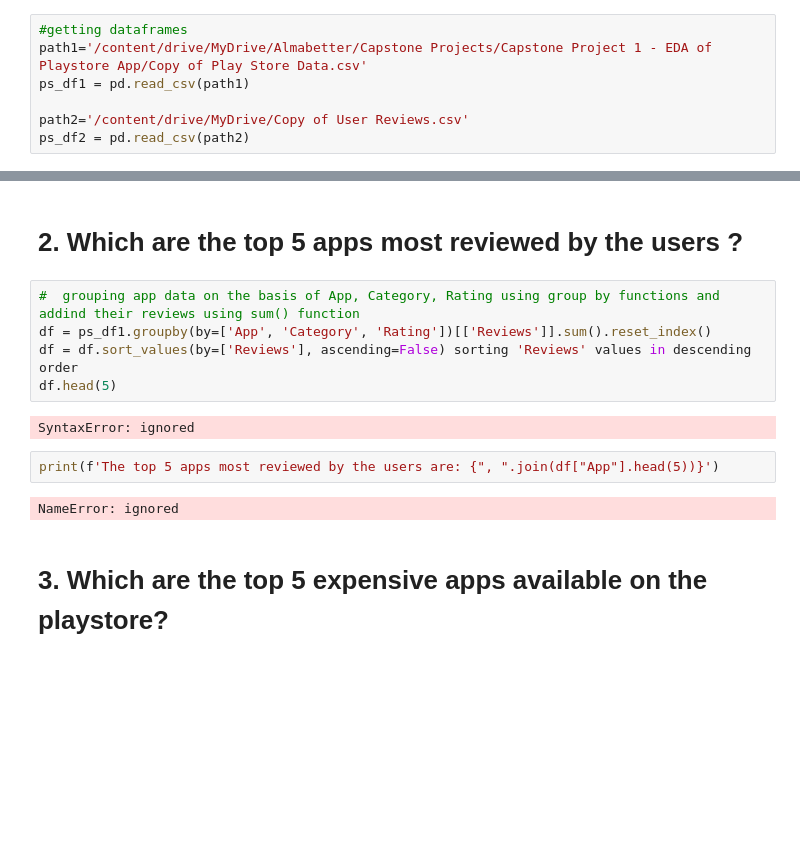
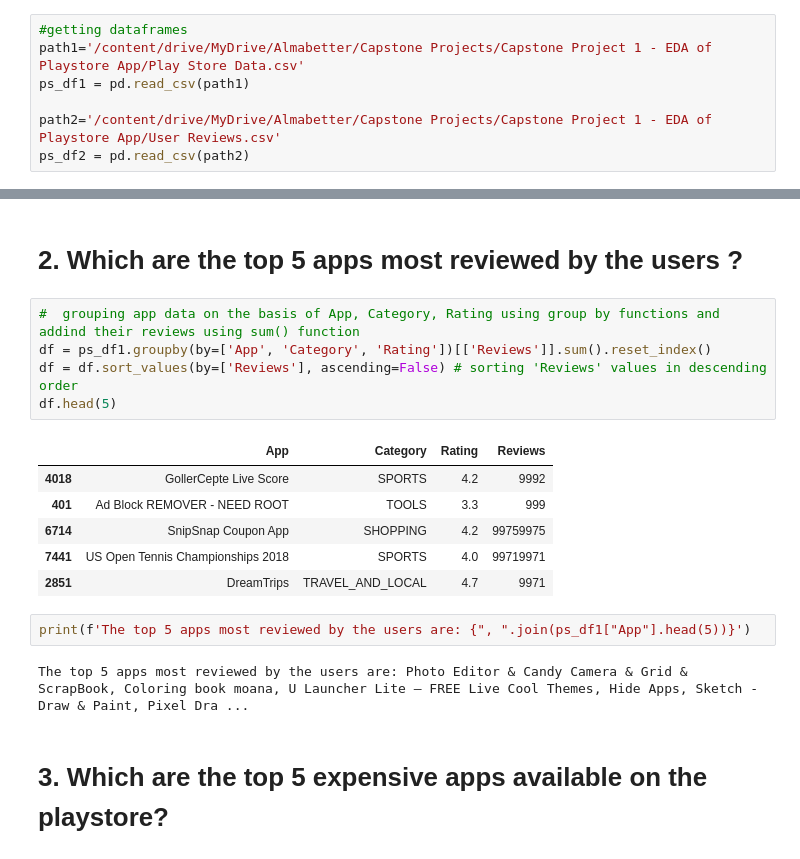
Before and after one commit to AZEEMAKHLAQ/Play-Store-App-Review-Data-Analysis-, a Jupyter notebook: Mohd_Azeem_Ansari_Play_Store_App_Review_Analysis_Capstone_Project.ipynb, the cells around one changed output, grey strips where cells are left out. Drawn from its saved outputs; the diff is of its cells as text; blank space fills up the shorter version.

```diff
--- a/Mohd_Azeem_Ansari_Play_Store_App_Review_Analysis_Capstone_Project.ipynb
+++ b/Mohd_Azeem_Ansari_Play_Store_App_Review_Analysis_Capstone_Project.ipynb
@@ -31,10 +31,10 @@ Mounted at /content/drive/
 Loading the dataset as a pandas data frame.
 # %%
 #getting dataframes
-path1='/content/drive/MyDrive/Almabetter/Capstone Projects/Capstone Project 1 - EDA of Playstore App/Copy of Play Store Data.csv'
+path1='/content/drive/MyDrive/Almabetter/Capstone Projects/Capstone Project 1 - EDA of Playstore App/Play Store Data.csv'
 ps_df1 = pd.read_csv(path1)
 
-path2='/content/drive/MyDrive/Copy of User Reviews.csv'
+path2='/content/drive/MyDrive/Almabetter/Capstone Projects/Capstone Project 1 - EDA of Playstore App/User Reviews.csv'
 ps_df2 = pd.read_csv(path2)
 # %% [markdown]
 Looking into the given dataframe
@@ -422,14 +422,19 @@ The the top 5 apps installed by the user are: Facebook, WhatsApp Messenger, Inst
 # %%
 #  grouping app data on the basis of App, Category, Rating using group by functions and addind their reviews using sum() function
 df = ps_df1.groupby(by=['App', 'Category', 'Rating'])[['Reviews']].sum().reset_index()
-df = df.sort_values(by=['Reviews'], ascending=False) sorting 'Reviews' values in descending order
+df = df.sort_values(by=['Reviews'], ascending=False) # sorting 'Reviews' values in descending order
 df.head(5)
 # %% [output]
-SyntaxError: ignored
+|  | App | Category | Rating | Reviews |
+| 4018 | GollerCepte Live Score | SPORTS | 4.2 | 9992 |
+| 401 | Ad Block REMOVER - NEED ROOT | TOOLS | 3.3 | 999 |
+| 6714 | SnipSnap Coupon App | SHOPPING | 4.2 | 99759975 |
+| 7441 | US Open Tennis Championships 2018 | SPORTS | 4.0 | 99719971 |
+| 2851 | DreamTrips | TRAVEL_AND_LOCAL | 4.7 | 9971 |
 # %%
-print(f'The top 5 apps most reviewed by the users are: {", ".join(df["App"].head(5))}')
+print(f'The top 5 apps most reviewed by the users are: {", ".join(ps_df1["App"].head(5))}')
 # %% [output]
-NameError: ignored
+The top 5 apps most reviewed by the users are: Photo Editor & Candy Camera & Grid & ScrapBook, Coloring book moana, U Launcher Lite – FREE Live Cool Themes, Hide Apps, Sketch - Draw & Paint, Pixel Dra ...
 # %% [markdown]
 # 3. Which are the top 5 expensive apps available on the playstore?
 # %%
```
Also changed, not shown: parts of 4 cells of this notebook.
